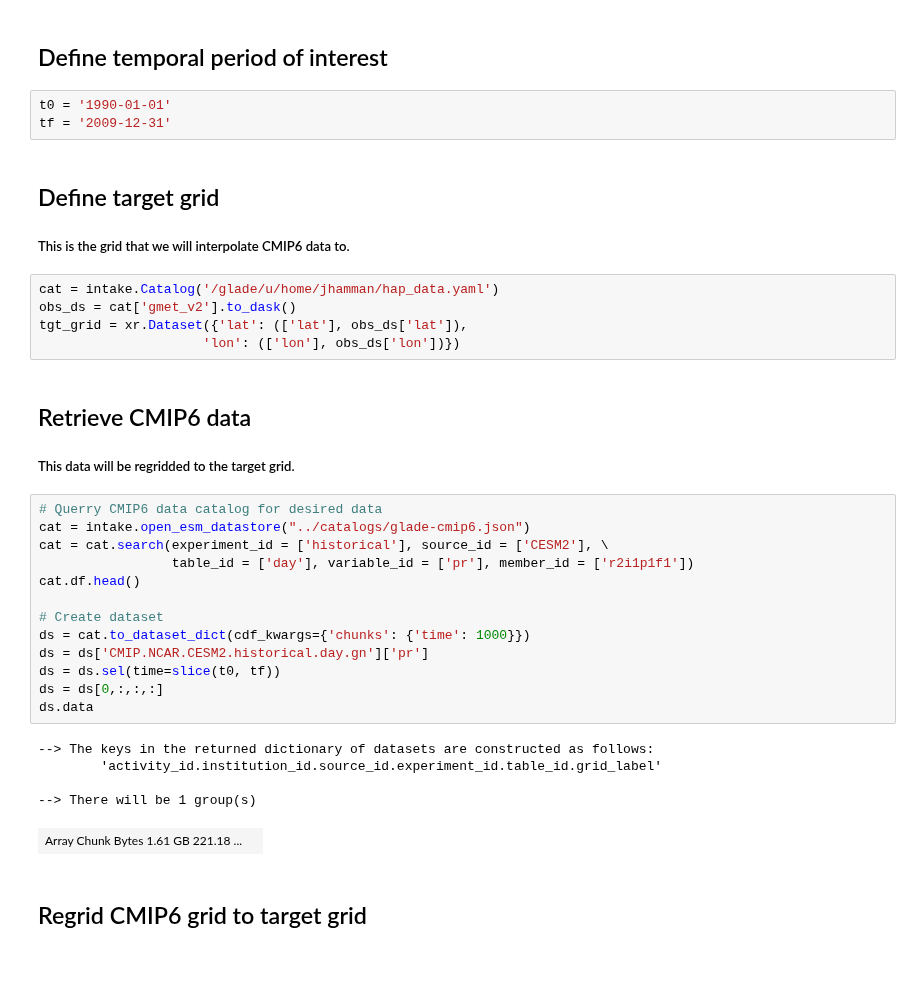
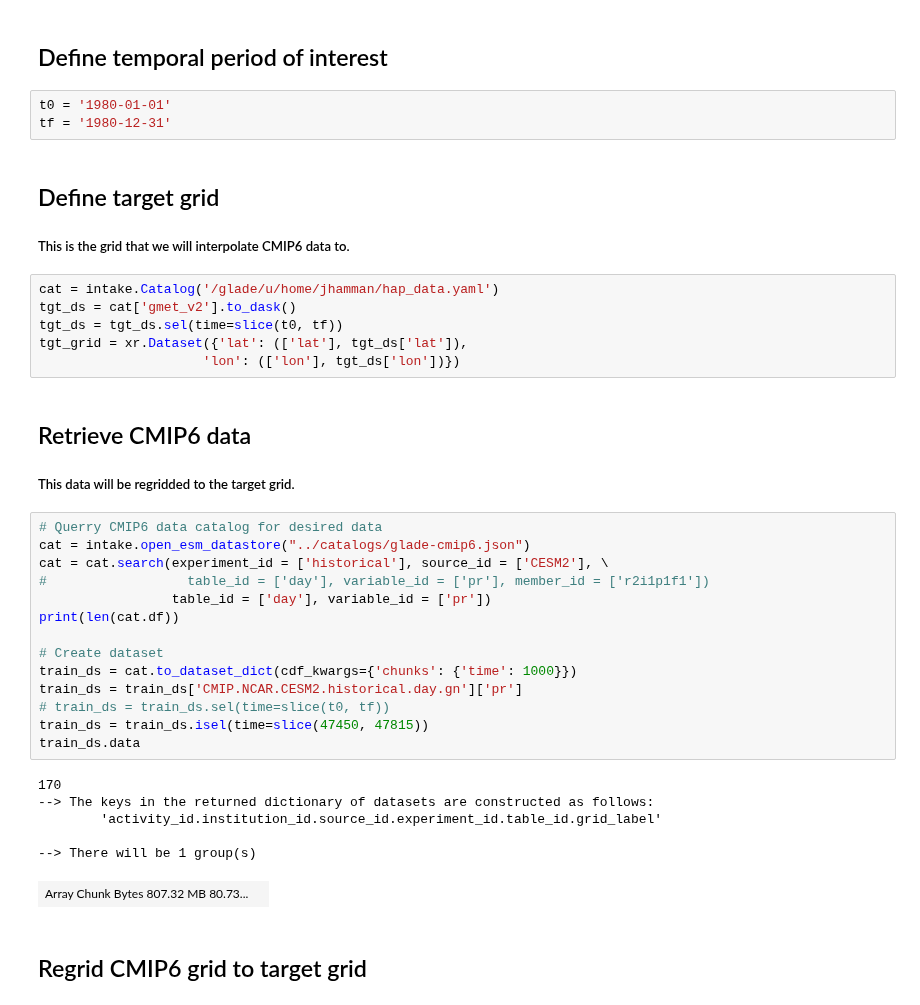
Before and after one commit to EricKeenan/cmip6-downscalling, a Jupyter notebook: notebooks/Regrid.ipynb, the cells around one changed output. Saved outputs shown, nothing was run; the diff lists cells and outputs as text; blank space fills up the shorter version.

```diff
--- a/notebooks/Regrid.ipynb
+++ b/notebooks/Regrid.ipynb
@@ -31,38 +31,41 @@ from dask.diagnostics import ProgressBar
 # %% [markdown]
 ## Define temporal period of interest
 # %%
-t0 = '1990-01-01'
-tf = '2009-12-31'
+t0 = '1980-01-01'
+tf = '1980-12-31'
 # %% [markdown]
 ## Define target grid
 ##### This is the grid that we will interpolate CMIP6 data to.
 # %%
 cat = intake.Catalog('/glade/u/home/jhamman/hap_data.yaml')
-obs_ds = cat['gmet_v2'].to_dask()
-tgt_grid = xr.Dataset({'lat': (['lat'], obs_ds['lat']),
-                     'lon': (['lon'], obs_ds['lon'])})
+tgt_ds = cat['gmet_v2'].to_dask()
+tgt_ds = tgt_ds.sel(time=slice(t0, tf))
+tgt_grid = xr.Dataset({'lat': (['lat'], tgt_ds['lat']),
+                     'lon': (['lon'], tgt_ds['lon'])})
 # %% [markdown]
 ## Retrieve CMIP6 data
 ##### This data will be regridded to the target grid.
 # %%
 # Querry CMIP6 data catalog for desired data
 cat = intake.open_esm_datastore("../catalogs/glade-cmip6.json")
 cat = cat.search(experiment_id = ['historical'], source_id = ['CESM2'], \
-                 table_id = ['day'], variable_id = ['pr'], member_id = ['r2i1p1f1'])
-cat.df.head()
+#                  table_id = ['day'], variable_id = ['pr'], member_id = ['r2i1p1f1'])
+                 table_id = ['day'], variable_id = ['pr'])
+print(len(cat.df))
 
 # Create dataset
-ds = cat.to_dataset_dict(cdf_kwargs={'chunks': {'time': 1000}})
-ds = ds['CMIP.NCAR.CESM2.historical.day.gn']['pr']
-ds = ds.sel(time=slice(t0, tf))
-ds = ds[0,:,:,:]
-ds.data
+train_ds = cat.to_dataset_dict(cdf_kwargs={'chunks': {'time': 1000}})
+train_ds = train_ds['CMIP.NCAR.CESM2.historical.day.gn']['pr']
+# train_ds = train_ds.sel(time=slice(t0, tf))
+train_ds = train_ds.isel(time=slice(47450, 47815))
+train_ds.data
 # %% [output]
+170
 --> The keys in the returned dictionary of datasets are constructed as follows:
         'activity_id.institution_id.source_id.experiment_id.table_id.grid_label'
 
 --> There will be 1 group(s)
-| Array Chunk Bytes 1.61 GB 221.18 ... |  |
+| Array Chunk Bytes 807.32 MB 80.73... |  |
 # %% [markdown]
 ## Regrid CMIP6 grid to target grid
 # %%
```
Also changed, not shown: parts of 9 cells of this notebook.
